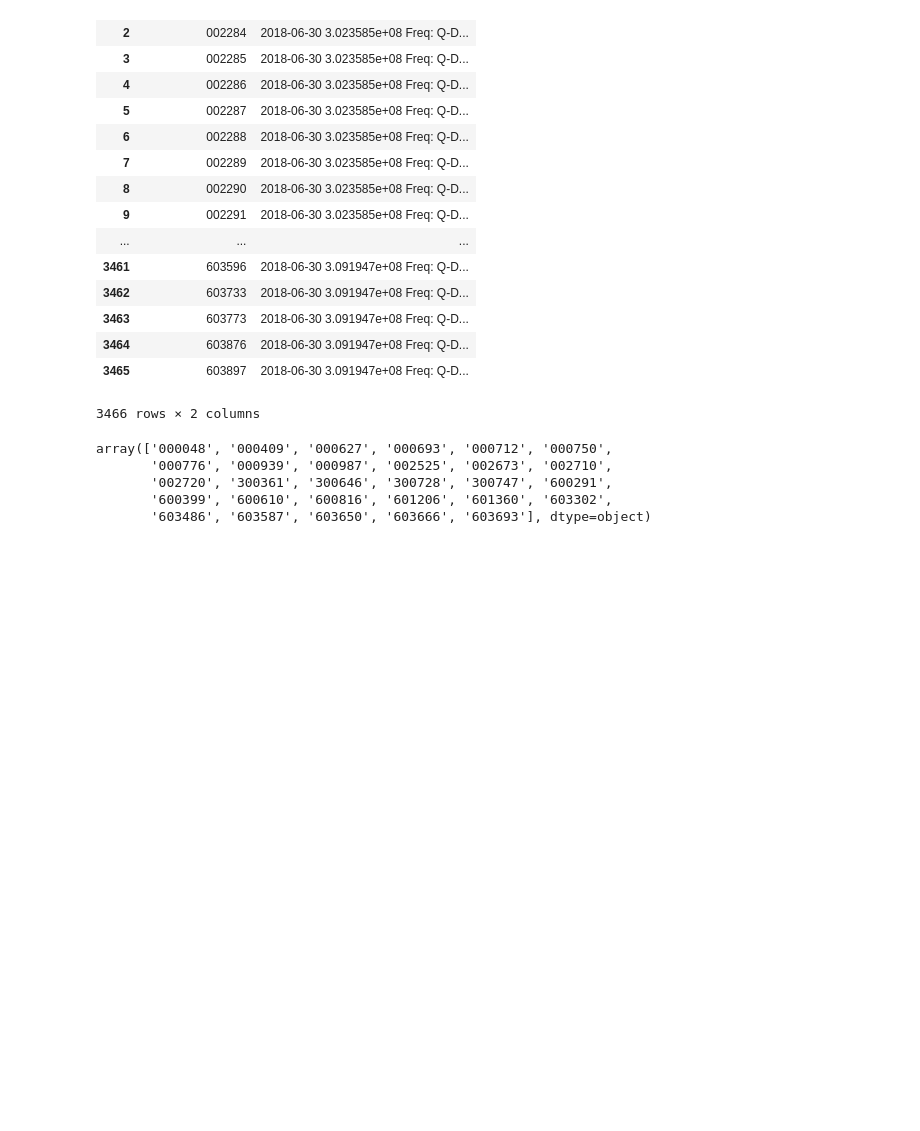
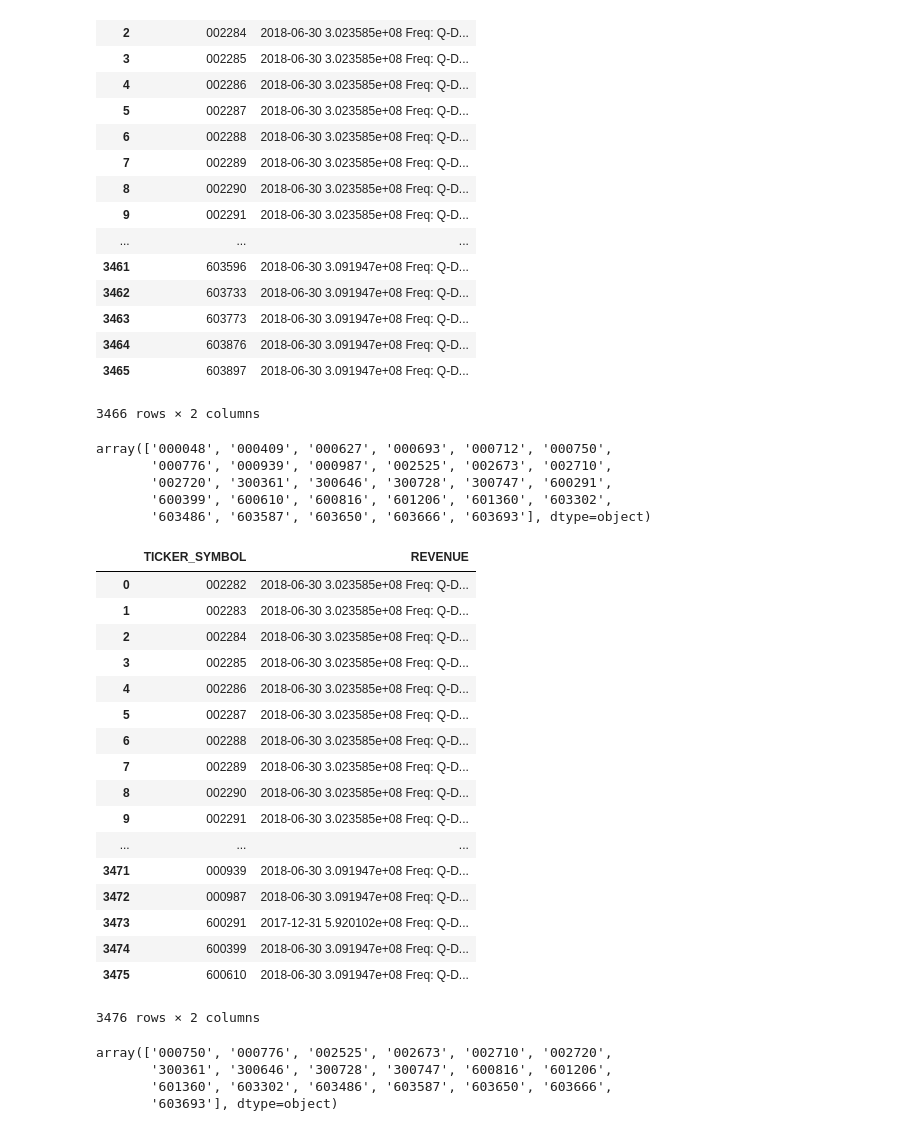
Before and after one commit to hyang1985/-, a Jupyter notebook: 上市公司营收预测.ipynb, the cells around one changed output. Cells and saved outputs as stored; diff of their text form; code cells hidden in the pictures; blank space fills up the shorter version.

```diff
--- a/上市公司营收预测.ipynb
+++ b/上市公司营收预测.ipynb
@@ -235,3 +237,44 @@ array(['000048', '000409', '000627', '000693', '000712', '000750',
        '002720', '300361', '300646', '300728', '300747', '600291',
        '600399', '600610', '600816', '601206', '601360', '603302',
        '603486', '603587', '603650', '603666', '603693'], dtype=object)
+# %%
+#对于还未预测的股票代码，看看哪些是有以往多个完整的6月份数据的，因为从自相关函数看，18年2季度与以往2季度相关性最大
+for symbol in not_predicted_symbol:
+    temp=train.loc[(train['TICKER_SYMBOL']==symbol)&(train.index.month==6)]['REVENUE']
+    if (len(temp)<8):
+        continue
+    AR(temp)
+    results_AR = model.fit()
+    predict_value = results_AR.predict(len(temp),len(temp))
+    predict_each_stock=predict_each_stock.append({'REVENUE':predict_value,'TICKER_SYMBOL':symbol},ignore_index=True)
+    predict_each_stock
+# %%
+predict_each_stock
+# %% [output]
+|  | TICKER_SYMBOL | REVENUE |
+| 0 | 002282 | 2018-06-30 3.023585e+08 Freq: Q-D... |
+| 1 | 002283 | 2018-06-30 3.023585e+08 Freq: Q-D... |
+| 2 | 002284 | 2018-06-30 3.023585e+08 Freq: Q-D... |
+| 3 | 002285 | 2018-06-30 3.023585e+08 Freq: Q-D... |
+| 4 | 002286 | 2018-06-30 3.023585e+08 Freq: Q-D... |
+| 5 | 002287 | 2018-06-30 3.023585e+08 Freq: Q-D... |
+| 6 | 002288 | 2018-06-30 3.023585e+08 Freq: Q-D... |
+| 7 | 002289 | 2018-06-30 3.023585e+08 Freq: Q-D... |
+| 8 | 002290 | 2018-06-30 3.023585e+08 Freq: Q-D... |
+| 9 | 002291 | 2018-06-30 3.023585e+08 Freq: Q-D... |
+| ... | ... | ... |
+| 3471 | 000939 | 2018-06-30 3.091947e+08 Freq: Q-D... |
+| 3472 | 000987 | 2018-06-30 3.091947e+08 Freq: Q-D... |
+| 3473 | 600291 | 2017-12-31 5.920102e+08 Freq: Q-D... |
+| 3474 | 600399 | 2018-06-30 3.091947e+08 Freq: Q-D... |
+| 3475 | 600610 | 2018-06-30 3.091947e+08 Freq: Q-D... |
+3476 rows × 2 columns
+# %%
+#再刷一遍，还没有预测营收的股票代码
+not_predicted_symbol=np.setdiff1d(train['TICKER_SYMBOL'].unique(),predict_each_stock['TICKER_SYMBOL'].unique())
+not_predicted_symbol
+# %% [output]
+array(['000750', '000776', '002525', '002673', '002710', '002720',
+       '300361', '300646', '300728', '300747', '600816', '601206',
+       '601360', '603302', '603486', '603587', '603650', '603666',
+       '603693'], dtype=object)
```
Also changed, not shown: parts of 3 cells of this notebook.
